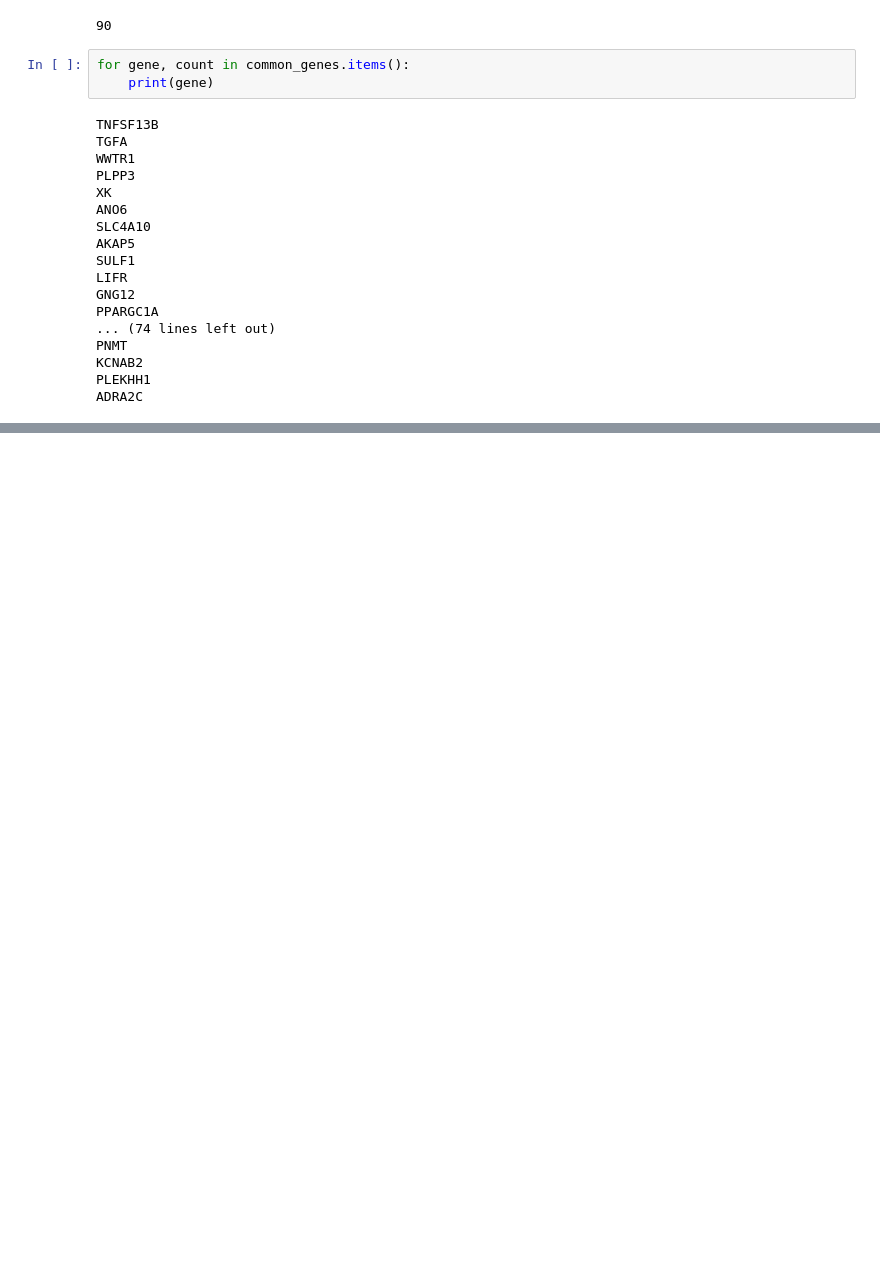
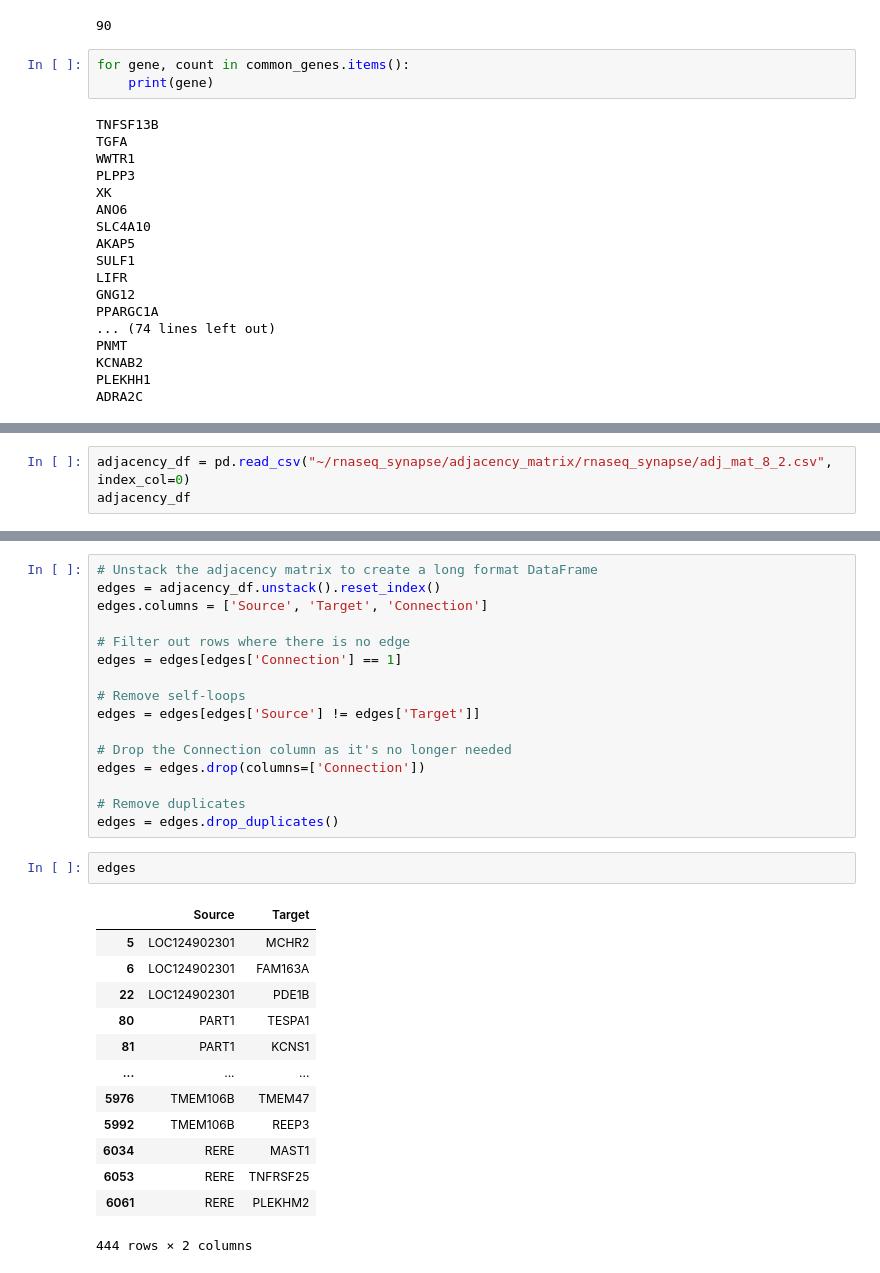
Before and after one commit to mmottaqii/AD-Biomarkers-MultiOmics, a Jupyter notebook: scripts/review_aug_26.ipynb, the cells around one changed output, grey strips where cells are left out. Saved outputs shown, nothing was run; the diff lists cells and outputs as text; blank space fills up the shorter version.

```diff
--- a/scripts/review_aug_26.ipynb
+++ b/scripts/review_aug_26.ipynb
@@ -4141,0 +4162,3 @@ ADRA2C
+# %%
+adjacency_df = pd.read_csv("~/rnaseq_synapse/adjacency_matrix/rnaseq_synapse/adj_mat_8_2.csv", index_col=0)
+adjacency_df
@@ -4141,0 +4179,32 @@ ADRA2C
+# %%
+# Unstack the adjacency matrix to create a long format DataFrame
+edges = adjacency_df.unstack().reset_index()
+edges.columns = ['Source', 'Target', 'Connection']
+
+# Filter out rows where there is no edge
+edges = edges[edges['Connection'] == 1]
+
+# Remove self-loops
+edges = edges[edges['Source'] != edges['Target']]
+
+# Drop the Connection column as it's no longer needed
+edges = edges.drop(columns=['Connection'])
+
+# Remove duplicates
+edges = edges.drop_duplicates()
+# %%
+edges
+# %% [output]
+|  | Source | Target |
+| 5 | LOC124902301 | MCHR2 |
+| 6 | LOC124902301 | FAM163A |
+| 22 | LOC124902301 | PDE1B |
+| 80 | PART1 | TESPA1 |
+| 81 | PART1 | KCNS1 |
+| ... | ... | ... |
+| 5976 | TMEM106B | TMEM47 |
+| 5992 | TMEM106B | REEP3 |
+| 6034 | RERE | MAST1 |
+| 6053 | RERE | TNFRSF25 |
+| 6061 | RERE | PLEKHM2 |
+444 rows × 2 columns
```
Also changed, not shown: parts of 12 cells of this notebook.
